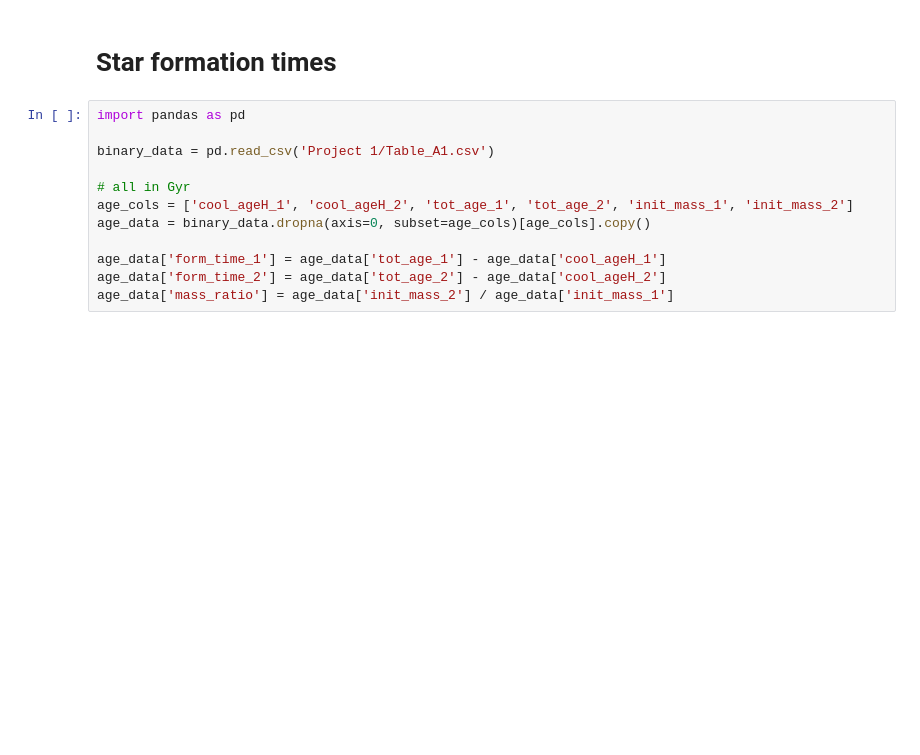
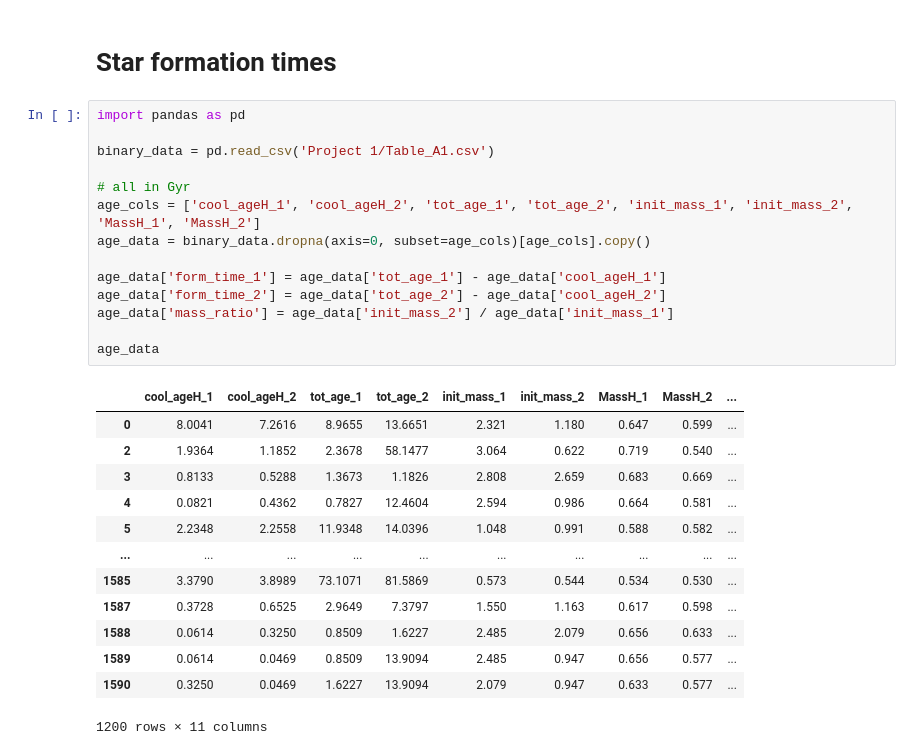
Before and after one commit to alice-crafford/Astro-Project-1, a Jupyter notebook: Project1_Data.ipynb, the cells around one changed output. Saved outputs shown, nothing was run; the diff lists cells and outputs as text; blank space fills up the shorter version.

```diff
--- a/Project1_Data.ipynb
+++ b/Project1_Data.ipynb
@@ -87,12 +87,28 @@ Table length=154
 # %%
 import pandas as pd
 
 binary_data = pd.read_csv('Project 1/Table_A1.csv')
 
 # all in Gyr
-age_cols = ['cool_ageH_1', 'cool_ageH_2', 'tot_age_1', 'tot_age_2', 'init_mass_1', 'init_mass_2']
+age_cols = ['cool_ageH_1', 'cool_ageH_2', 'tot_age_1', 'tot_age_2', 'init_mass_1', 'init_mass_2', 'MassH_1', 'MassH_2']
 age_data = binary_data.dropna(axis=0, subset=age_cols)[age_cols].copy()
 
 age_data['form_time_1'] = age_data['tot_age_1'] - age_data['cool_ageH_1']
 age_data['form_time_2'] = age_data['tot_age_2'] - age_data['cool_ageH_2']
 age_data['mass_ratio'] = age_data['init_mass_2'] / age_data['init_mass_1']
+
+age_data
+# %% [output]
+|  | cool_ageH_1 | cool_ageH_2 | tot_age_1 | tot_age_2 | init_mass_1 | init_mass_2 | MassH_1 | MassH_2 | ... |
+| 0 | 8.0041 | 7.2616 | 8.9655 | 13.6651 | 2.321 | 1.180 | 0.647 | 0.599 | ... |
+| 2 | 1.9364 | 1.1852 | 2.3678 | 58.1477 | 3.064 | 0.622 | 0.719 | 0.540 | ... |
+| 3 | 0.8133 | 0.5288 | 1.3673 | 1.1826 | 2.808 | 2.659 | 0.683 | 0.669 | ... |
+| 4 | 0.0821 | 0.4362 | 0.7827 | 12.4604 | 2.594 | 0.986 | 0.664 | 0.581 | ... |
+| 5 | 2.2348 | 2.2558 | 11.9348 | 14.0396 | 1.048 | 0.991 | 0.588 | 0.582 | ... |
+| ... | ... | ... | ... | ... | ... | ... | ... | ... | ... |
+| 1585 | 3.3790 | 3.8989 | 73.1071 | 81.5869 | 0.573 | 0.544 | 0.534 | 0.530 | ... |
+| 1587 | 0.3728 | 0.6525 | 2.9649 | 7.3797 | 1.550 | 1.163 | 0.617 | 0.598 | ... |
+| 1588 | 0.0614 | 0.3250 | 0.8509 | 1.6227 | 2.485 | 2.079 | 0.656 | 0.633 | ... |
+| 1589 | 0.0614 | 0.0469 | 0.8509 | 13.9094 | 2.485 | 0.947 | 0.656 | 0.577 | ... |
+| 1590 | 0.3250 | 0.0469 | 1.6227 | 13.9094 | 2.079 | 0.947 | 0.633 | 0.577 | ... |
+1200 rows × 11 columns
```
Also changed, not shown: parts of 6 cells of this notebook.
